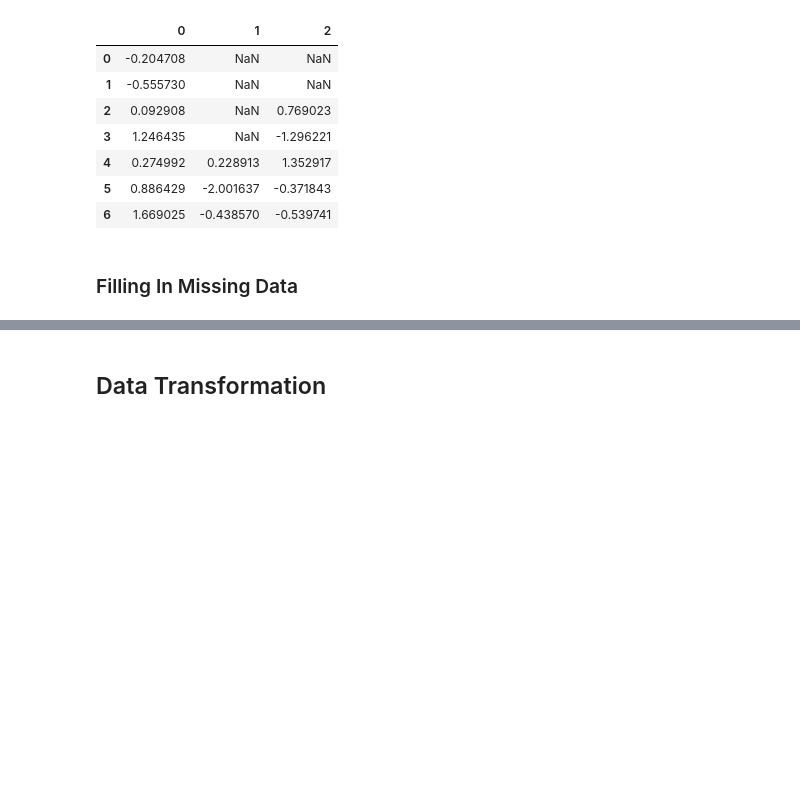
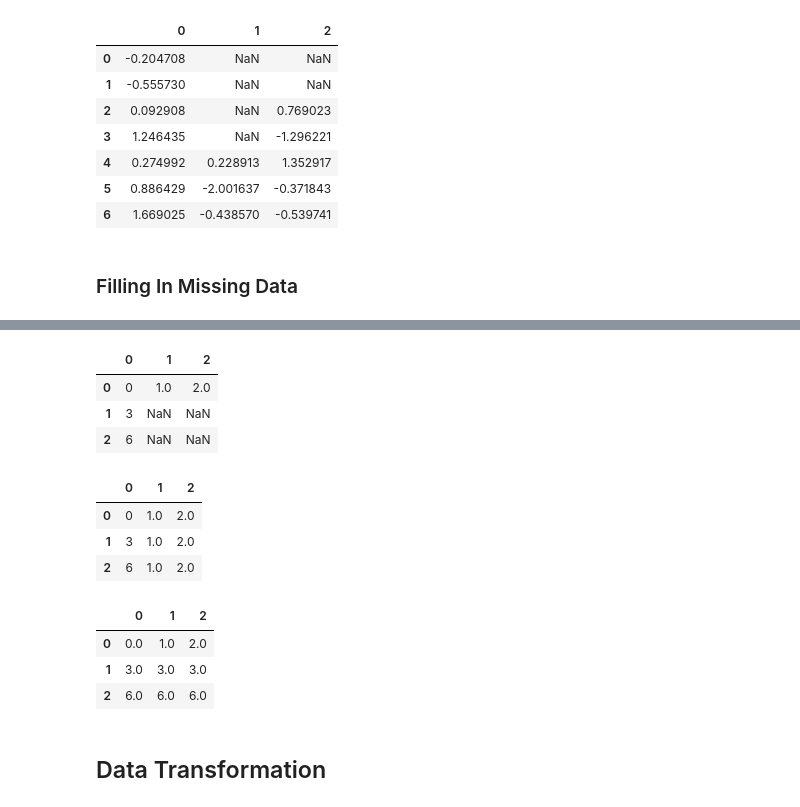
Before and after one commit to chan-prk/pydata-book, a Jupyter notebook: ch07.ipynb, the cells around one changed output, grey strips where cells are left out. Saved outputs shown, nothing was run; the diff lists cells and outputs as text; code cells hidden in the pictures; blank space fills up the shorter version.

```diff
--- a/ch07.ipynb
+++ b/ch07.ipynb
@@ -190,3 +258,30 @@ data.fillna(data.mean())
+# %%
+#ลองเอง
+# เพื่อทำความเข้าใจ arguments 'axis'
+mydf = pd.DataFrame(np.arange(9).reshape((3,3)))
+mydf.iloc[1:, 1:] = NA
+mydf
+# %% [output]
+|  | 0 | 1 | 2 |
+| 0 | 0 | 1.0 | 2.0 |
+| 1 | 3 | NaN | NaN |
+| 2 | 6 | NaN | NaN |
+# %%
+#cont.
+mydf.fillna(axis=0, method='ffill')
+# %% [output]
+|  | 0 | 1 | 2 |
+| 0 | 0 | 1.0 | 2.0 |
+| 1 | 3 | 1.0 | 2.0 |
+| 2 | 6 | 1.0 | 2.0 |
+# %%
+#cont.
+mydf.fillna(axis=1, method='ffill')
+# %% [output]
+|  | 0 | 1 | 2 |
+| 0 | 0.0 | 1.0 | 2.0 |
+| 1 | 3.0 | 3.0 | 3.0 |
+| 2 | 6.0 | 6.0 | 6.0 |
 # %% [markdown]
 ## Data Transformation
 # %% [markdown]
```
Also changed, not shown: parts of 15 cells of this notebook, 3 other files.
